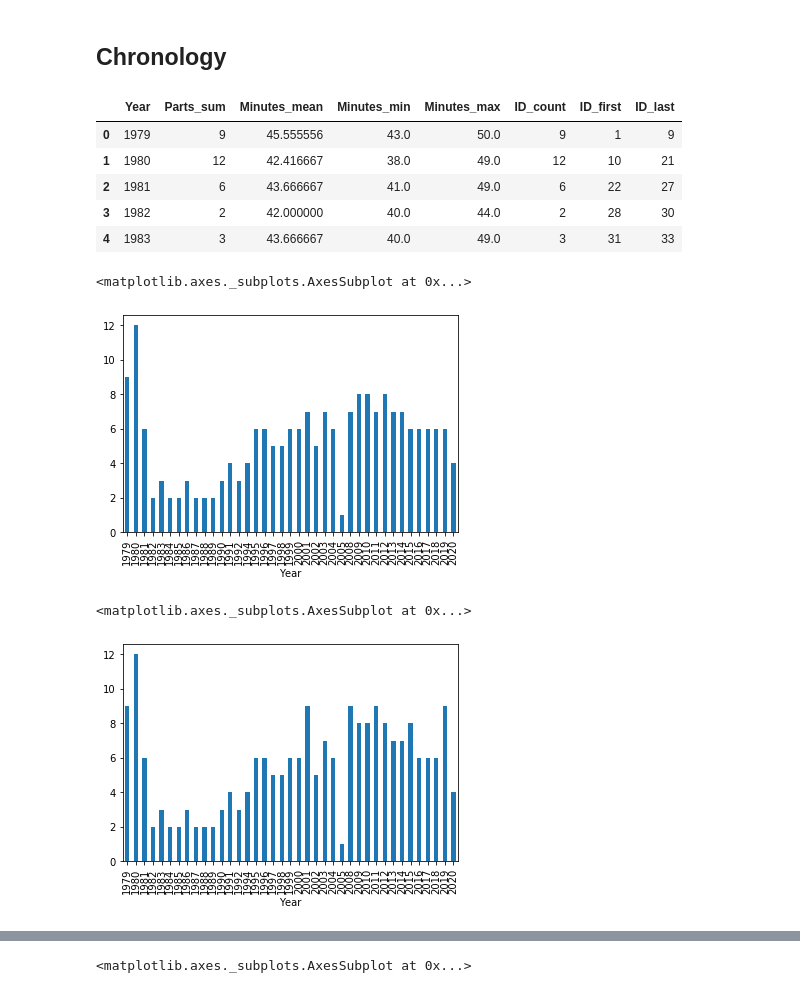
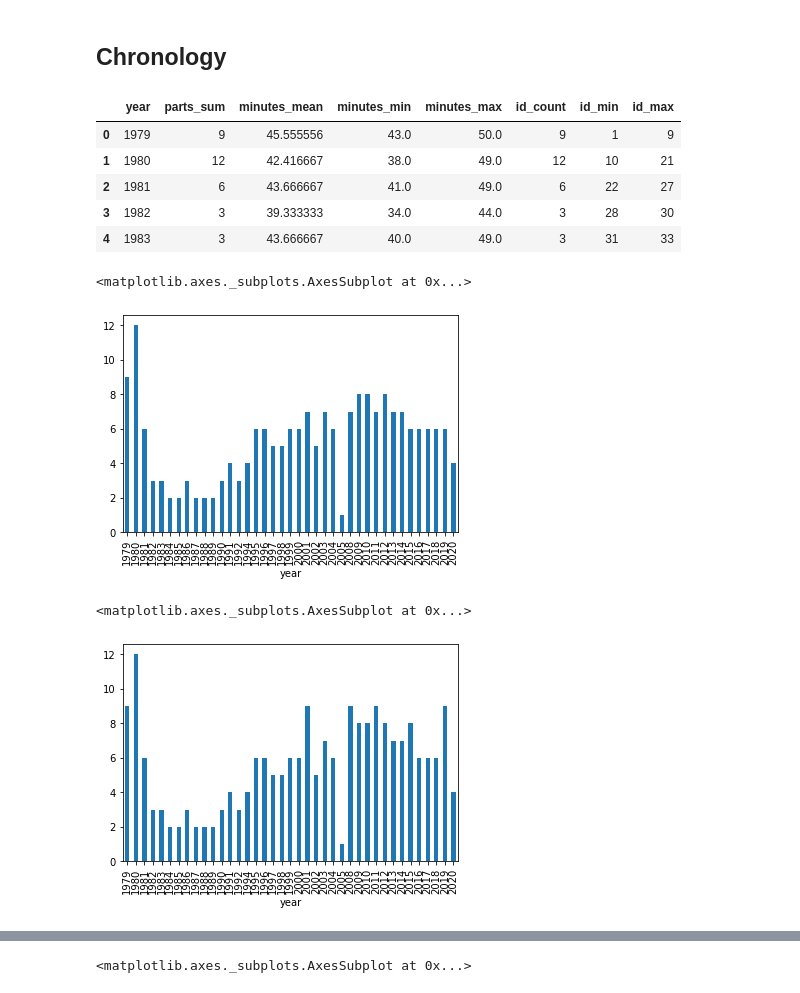
Before and after one commit to Lisa-Ho/three-investigators, a Jupyter notebook: notebooks/three-investigators-part-II.ipynb, the cells around one changed output, grey strips where cells are left out. Drawn from its saved outputs; the diff is of its cells as text; code cells hidden in the pictures.

```diff
--- a/notebooks/three-investigators-part-II.ipynb
+++ b/notebooks/three-investigators-part-II.ipynb
@@ -120,13 +144,13 @@ meta = pd.merge(meta, actors_agg, left_on="ID" ,right_on="ID")
 # %% [markdown]
 ### Gender balance all actors
 # %%
-actors_gender = actors.groupby(["ID", "Gender"])["Role"].count()
-actors_gender = pd.DataFrame(actors_gender).unstack().fillna(0).reset_index("ID")
+actors_gender = actors.groupby(["id", "gender"])["role"].count()
+actors_gender = pd.DataFrame(actors_gender).unstack().fillna(0).reset_index("id")
 actors_gender.columns = actors_gender.columns.droplevel(level=0)
-actors_gender = actors_gender.rename(columns={"": "ID", "female": "no_female_actors", "male": "no_male_actors"})
+actors_gender = actors_gender.rename(columns={"": "id", "female": "no_female_actors", "male": "no_male_actors"})
 
 #join with meta
-meta = pd.merge(meta, actors_gender, left_on="ID" ,right_on="ID")
+meta = pd.merge(meta, actors_gender, left_on="id" ,right_on="id", how='left')
 
 #gender missing
 meta["no_actor_gender_missing"] = meta["no_actors_total"] - meta[["no_female_actors", "no_male_actors"]].sum(axis=1)
@@ -136,16 +160,14 @@ meta["female_actors_ratio"] = meta["no_female_actors"] / meta[["no_female_actors
 # %% [markdown]
 ### Gender balance side actors
 # %%
-filter_side_actors = (actors["Narrator"] == 0) & (actors["Main_actor"] == 0)
-side_actors_gender = actors.loc[filter_side_actors].groupby(["ID", "Gender"])["Role"].count()
-side_actors_gender = pd.DataFrame(side_actors_gender).unstack().fillna(0).reset_index("ID")
+filter_side_actors = (actors["narrator"] == 0) & (actors["main_actor"] == 0)
+side_actors_gender = actors.loc[filter_side_actors].groupby(["id", "gender"])["role"].count()
+side_actors_gender = pd.DataFrame(side_actors_gender).unstack().fillna(0).reset_index("id")
 side_actors_gender.columns = side_actors_gender.columns.droplevel(level=0)
-side_actors_gender = side_actors_gender.rename(columns={"": "ID", "female": "no_female_side_actors", "male": "no_male_side_actors"})
+side_actors_gender = side_actors_gender.rename(columns={"": "id", "female": "no_female_side_actors", "male": "no_male_side_actors"})
 
 #join with meta
-meta = pd.merge(meta, side_actors_gender, left_on="ID" ,right_on="ID")
+meta = pd.merge(meta, side_actors_gender, left_on="id" ,right_on="id", how='left')
 
 #gender balance for side actors
 meta["female_side_actors_ratio"] = meta["no_female_side_actors"] / meta[["no_female_side_actors", "no_male_side_actors"]].sum(axis=1) *100
-# %%
-meta.columns = meta.columns.str.lower()
@@ -176,30 +176,30 @@ Index(['id', '"anudhara" aufgenommen bei bantree records, worms / produzent',
 # %% [markdown]
 ## Chronology
 # %%
-years = meta.groupby("Year")[["Parts", "Minutes_mean", "ID"]].agg({
-    "Parts": ["sum"], "Minutes_mean" : ["mean", "min", "max"], "ID": ["count","first", "last"]})
+years = meta.groupby("year")[["parts", "minutes_mean", "id"]].agg({
+    "parts": ["sum"], "minutes_mean" : ["mean", "min", "max"], "id": ["count","min", "max"]})
 years.columns = ["_".join(x) for x in years.columns.ravel()]
-years = years.reset_index().rename(columns={"Minutes_mean_mean": "Minutes_mean",
-                              "Minutes_mean_min": "Minutes_min", "Minutes_mean_max":"Minutes_max"})
+years = years.reset_index().rename(columns={"minutes_mean_mean": "minutes_mean",
+                              "minutes_mean_min": "minutes_min", "minutes_mean_max":"minutes_max"})
 years.head()
 # %% [output]
-|  | Year | Parts_sum | Minutes_mean | Minutes_min | Minutes_max | ID_count | ID_first | ID_last |
+|  | year | parts_sum | minutes_mean | minutes_min | minutes_max | id_count | id_min | id_max |
 | 0 | 1979 | 9 | 45.555556 | 43.0 | 50.0 | 9 | 1 | 9 |
 | 1 | 1980 | 12 | 42.416667 | 38.0 | 49.0 | 12 | 10 | 21 |
 | 2 | 1981 | 6 | 43.666667 | 41.0 | 49.0 | 6 | 22 | 27 |
-| 3 | 1982 | 2 | 42.000000 | 40.0 | 44.0 | 2 | 28 | 30 |
+| 3 | 1982 | 3 | 39.333333 | 34.0 | 44.0 | 3 | 28 | 30 |
 | 4 | 1983 | 3 | 43.666667 | 40.0 | 49.0 | 3 | 31 | 33 |
 # %%
 #number of episodes over time
-years.set_index("Year")["ID_count"].plot(kind='bar')
+years.set_index("year")["id_count"].plot(kind='bar')
 # %% [output]
 <matplotlib.axes._subplots.AxesSubplot at 0x...>
-[figure, old version]
+[figure, new version]
 # %%
 #number of episodes over time
-years.set_index("Year")["Parts_sum"].plot(kind='bar')
+years.set_index("year")["parts_sum"].plot(kind='bar')
 # %% [output]
 <matplotlib.axes._subplots.AxesSubplot at 0x...>
-[figure, old version]
+[figure, new version]
 # %%
 #Average length over time
```
Also changed, not shown: parts of 18 cells of this notebook.
